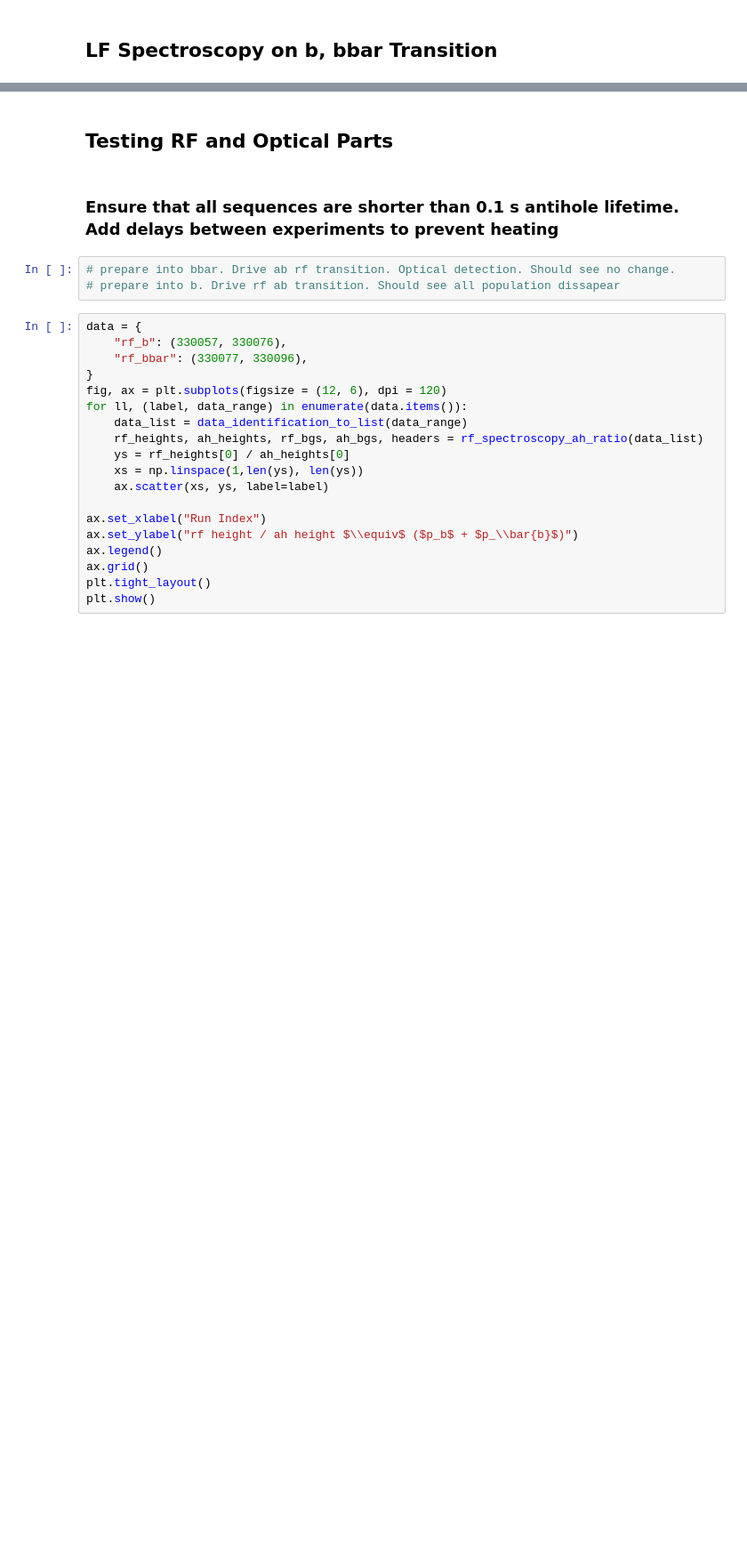
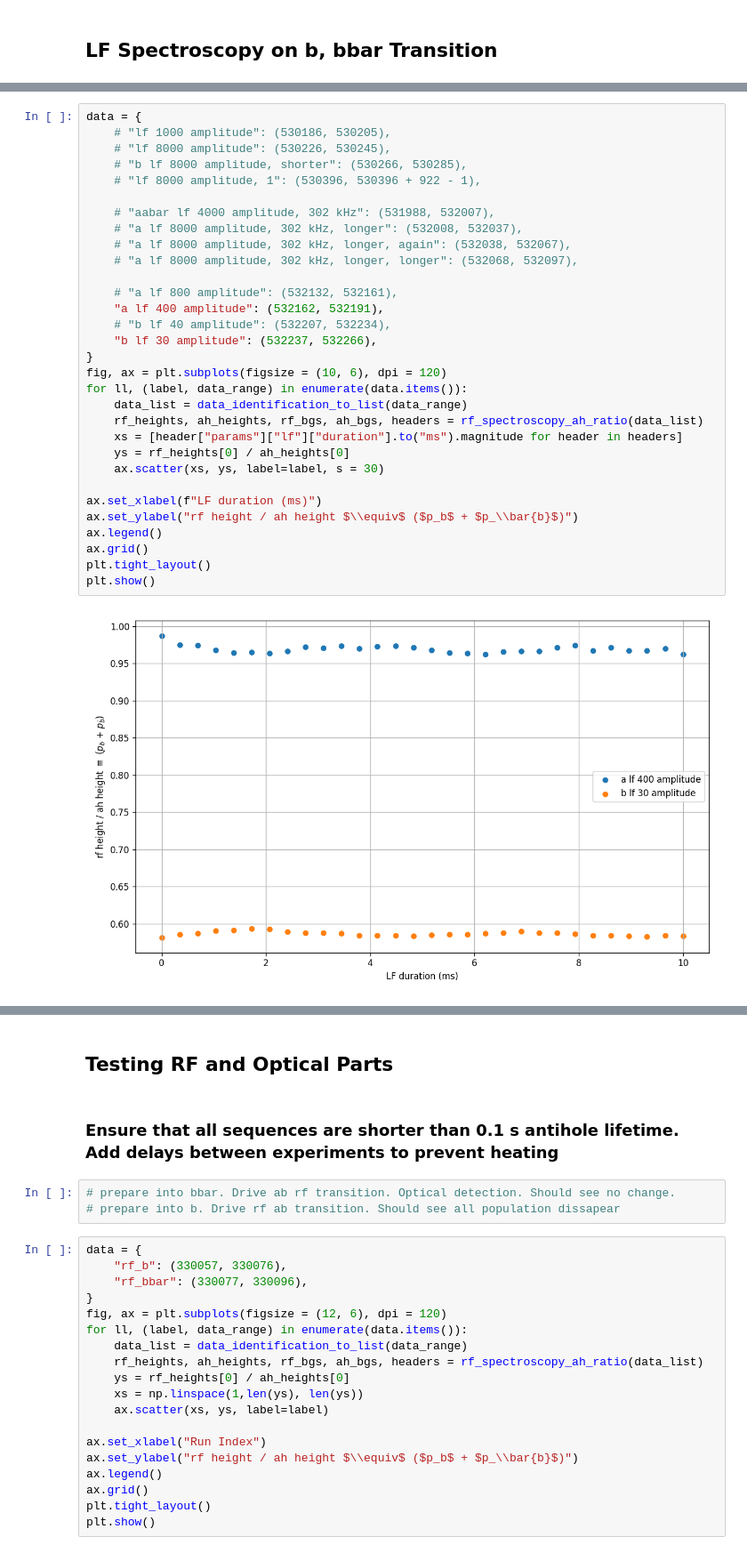
Before and after one commit to vuthalab/onix, a Jupyter notebook: analysis/lf_spectroscopy.ipynb, the cells around one changed output, grey strips where cells are left out. Shown at 89% size. Saved outputs shown, nothing was run; the diff lists cells and outputs as text; blank space fills up the shorter version.

```diff
--- a/analysis/lf_spectroscopy.ipynb
+++ b/analysis/lf_spectroscopy.ipynb
@@ -298,0 +394,33 @@ plt.show()
+# %%
+data = {
+    # "lf 1000 amplitude": (530186, 530205),
+    # "lf 8000 amplitude": (530226, 530245),
+    # "b lf 8000 amplitude, shorter": (530266, 530285),
+    # "lf 8000 amplitude, 1": (530396, 530396 + 922 - 1),
+
+    # "aabar lf 4000 amplitude, 302 kHz": (531988, 532007),
+    # "a lf 8000 amplitude, 302 kHz, longer": (532008, 532037),
+    # "a lf 8000 amplitude, 302 kHz, longer, again": (532038, 532067),
+    # "a lf 8000 amplitude, 302 kHz, longer, longer": (532068, 532097),
+
+    # "a lf 800 amplitude": (532132, 532161),
+    "a lf 400 amplitude": (532162, 532191),
+    # "b lf 40 amplitude": (532207, 532234),
+    "b lf 30 amplitude": (532237, 532266),
+}
+fig, ax = plt.subplots(figsize = (10, 6), dpi = 120)
+for ll, (label, data_range) in enumerate(data.items()):
+    data_list = data_identification_to_list(data_range)
+    rf_heights, ah_heights, rf_bgs, ah_bgs, headers = rf_spectroscopy_ah_ratio(data_list)
+    xs = [header["params"]["lf"]["duration"].to("ms").magnitude for header in headers]
+    ys = rf_heights[0] / ah_heights[0]
+    ax.scatter(xs, ys, label=label, s = 30)
+
+ax.set_xlabel(f"LF duration (ms)")
+ax.set_ylabel("rf height / ah height $\\equiv$ ($p_b$ + $p_\\bar{b}$)")
+ax.legend()
+ax.grid()
+plt.tight_layout()
+plt.show()
+# %% [output]
+[figure, added]
```
Also changed, not shown: parts of 4 cells of this notebook, 14 other files.
